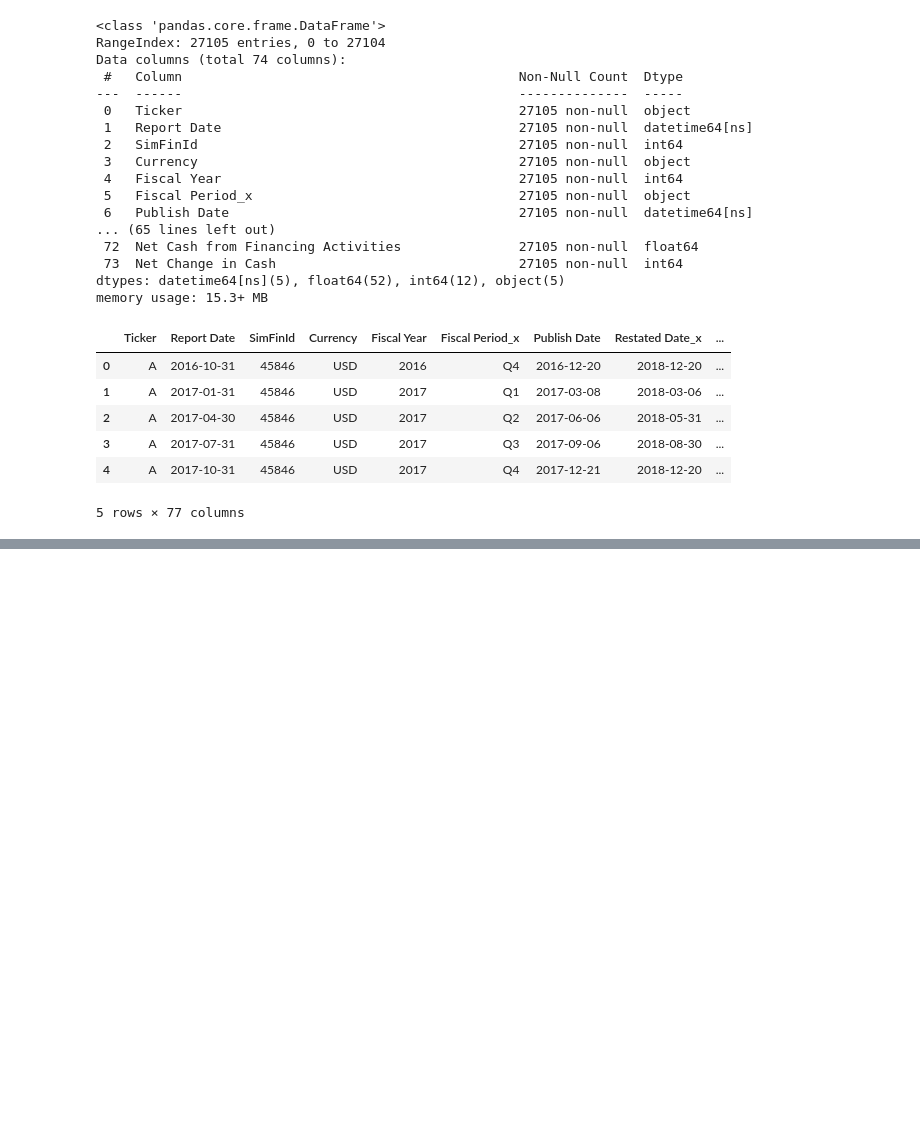
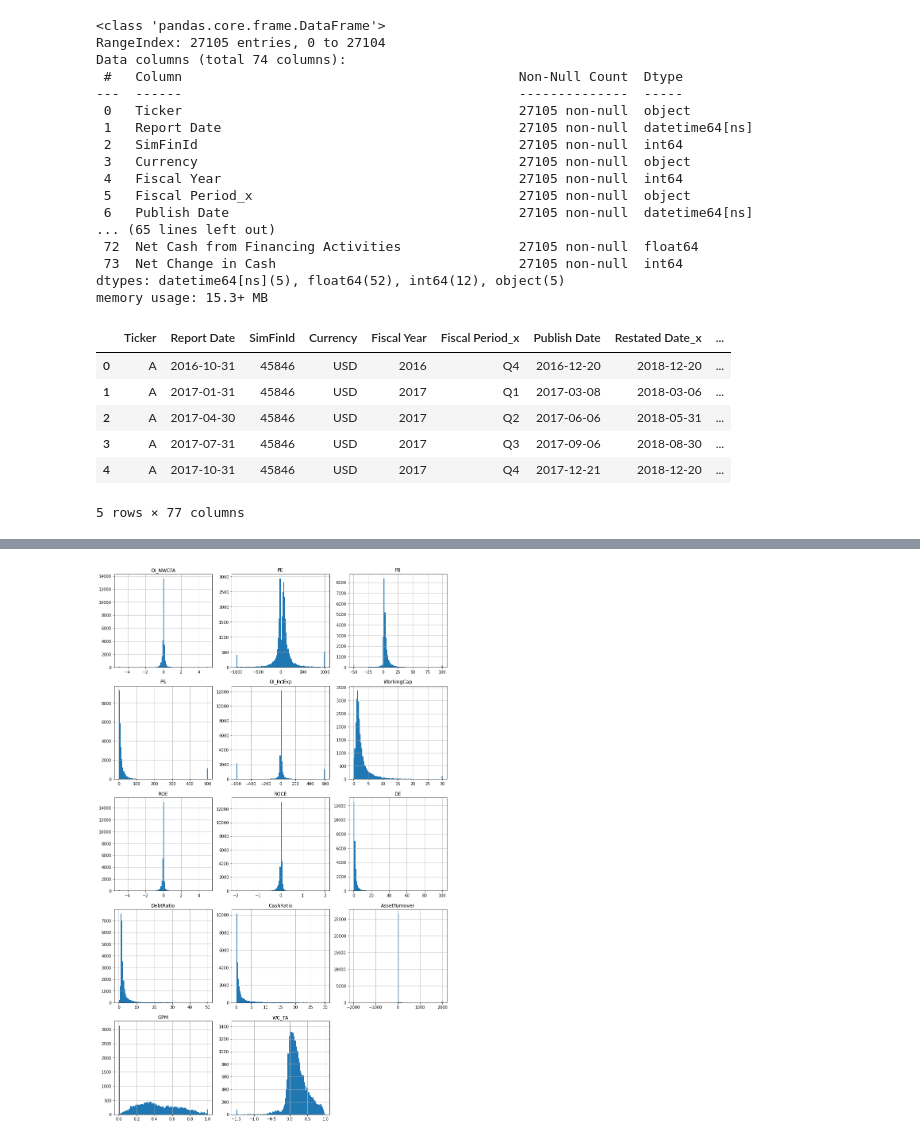
Before and after one commit to ethan-eplee/PortfolioThatBeatsTheMarket, a Jupyter notebook: 03_Capstone - Feature Engineering.ipynb, the cells around one changed output, grey strips where cells are left out. Drawn from its saved outputs; the diff is of its cells as text; code cells hidden in the pictures; blank space fills up the shorter version.

```diff
--- a/03_Capstone - Feature Engineering.ipynb
+++ b/03_Capstone - Feature Engineering.ipynb
@@ -145,0 +248,13 @@ x.head()
+# %%
+# Make a plot of the distributions.
+cols, rows = 3, 5
+plt.figure(figsize=(5*cols, 5*rows))
+
+for i in range(1, cols*rows):
+    if i<len(X.keys()):
+        plt.subplot(rows, cols, i)
+        k=X.keys()[i]
+        X[k].hist(bins=100)
+        plt.title(k);
+# %% [output]
+[figure, added]
```
Also changed, not shown: parts of 10 cells of this notebook.
